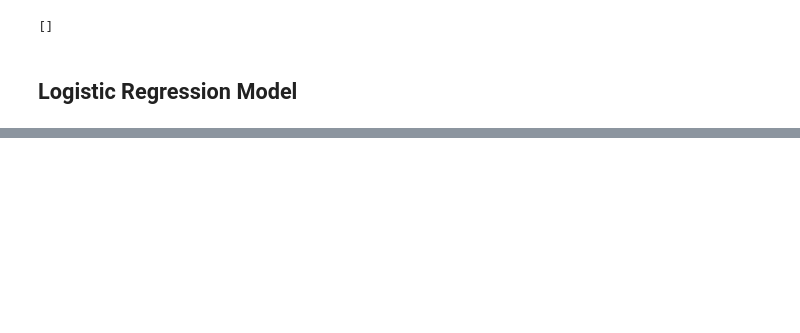
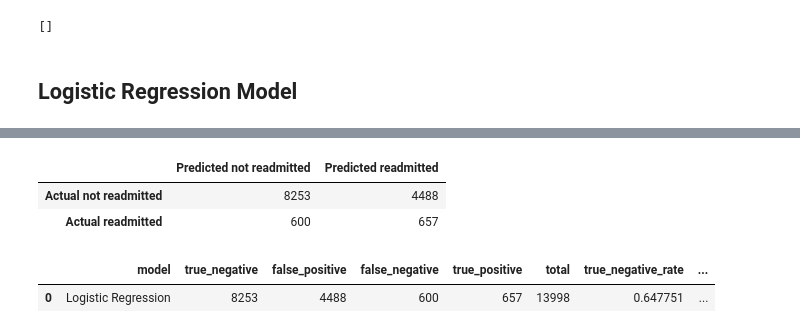
Before and after one commit to mxh210/Summer-Individual-Project, a Jupyter notebook: Processing_Pipeline/02_prediction_models.ipynb, the cells around one changed output, grey strips where cells are left out. Saved outputs shown, nothing was run; the diff lists cells and outputs as text; code cells hidden in the pictures; blank space fills up the shorter version.

```diff
--- a/Processing_Pipeline/02_prediction_models.ipynb
+++ b/Processing_Pipeline/02_prediction_models.ipynb
@@ -274,3 +314,15 @@ extra_drop_cols
 []
 # %% [markdown]
 ## Logistic Regression Model
+# %%
+log_reg_model = Pipeline(steps=[
+    ("preprocess", preprocess),
+    ("model", LogisticRegression(
+        max_iter=2000,
+        class_weight="balanced",
+        solver="lbfgs",
+        random_state=42
+    ))
+])
+
+log_reg_model.fit(X_train, y_train)
@@ -276,0 +365,24 @@ extra_drop_cols
+# %%
+results_df.to_csv(
+    OUTPUT_DIR / "model_comparison_initial.csv",
+    index=False
+)
+
+log_reg_cm_df, log_reg_cm_long = save_confusion_matrix(
+    model=log_reg_model,
+    X_test=X_test,
+    y_test=y_test,
+    model_name="Logistic Regression",
+    output_dir=OUTPUT_DIR
+)
+# %%
+log_reg_cm_df
+# %% [output]
+|  | Predicted not readmitted | Predicted readmitted |
+| Actual not readmitted | 8253 | 4488 |
+| Actual readmitted | 600 | 657 |
+# %%
+log_reg_cm_long
+# %% [output]
+|  | model | true_negative | false_positive | false_negative | true_positive | total | true_negative_rate | ... |
+| 0 | Logistic Regression | 8253 | 4488 | 600 | 657 | 13998 | 0.647751 | ... |
```
Also changed, not shown: parts of 11 cells of this notebook, 3 other files.
